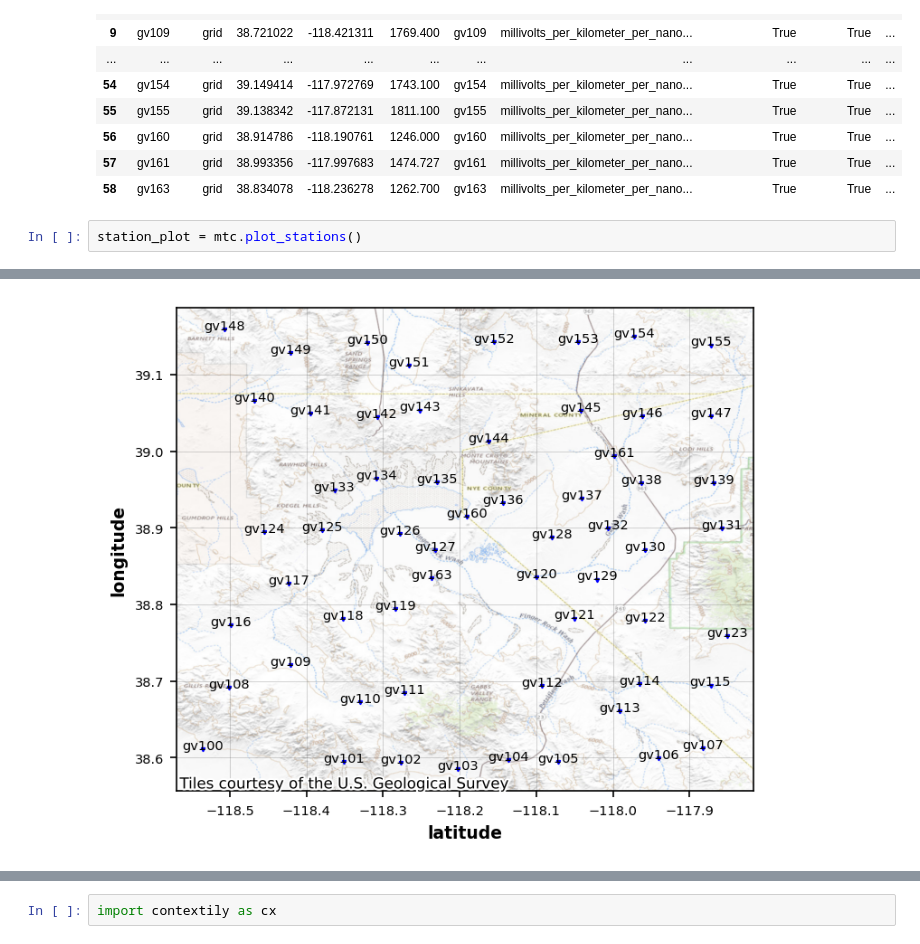
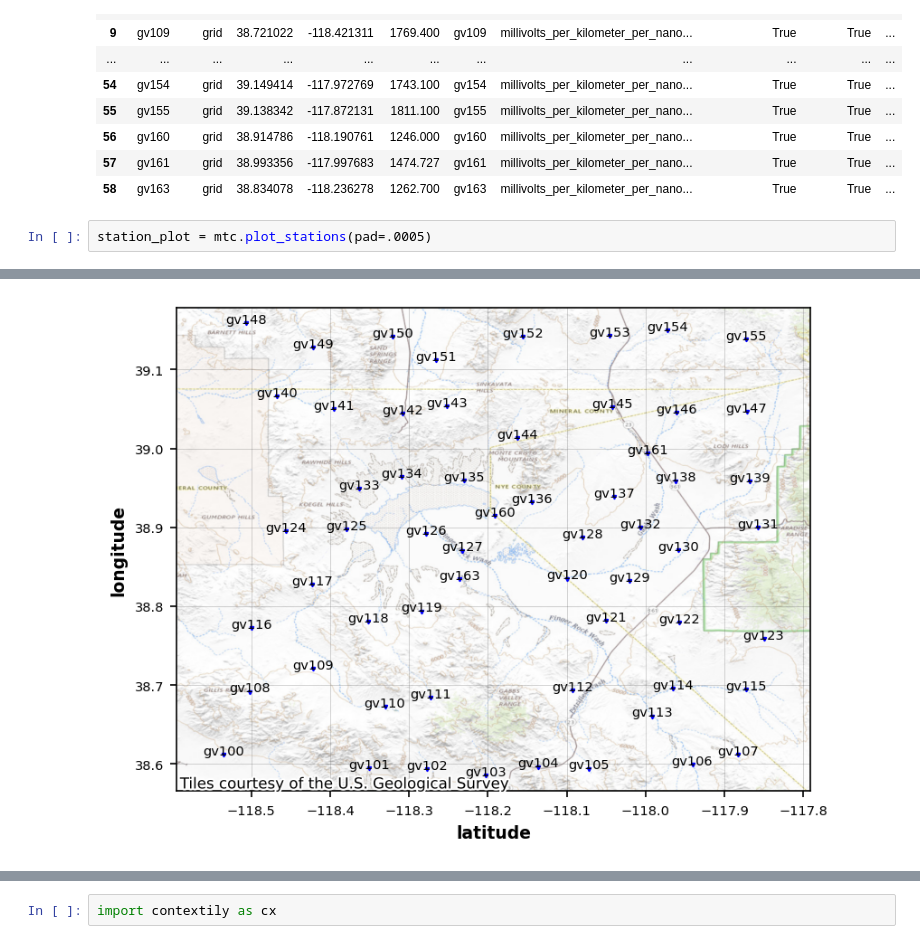
Before and after one commit to MTgeophysics/mtpy-v2, a Jupyter notebook: docs/source/notebooks/1_making_MTCollection.ipynb, the cells around one changed output, grey strips where cells are left out. Drawn from its saved outputs; the diff is of its cells as text.

```diff
--- a/docs/source/notebooks/1_making_MTCollection.ipynb
+++ b/docs/source/notebooks/1_making_MTCollection.ipynb
@@ -166,5 +159,5 @@ mtc.working_dataframe
 | 57 | gv161 | grid | 38.993356 | -117.997683 | 1474.727 | gv161 | millivolts_per_kilometer_per_nano... | True | True | ... |
 | 58 | gv163 | grid | 38.834078 | -118.236278 | 1262.700 | gv163 | millivolts_per_kilometer_per_nano... | True | True | ... |
 # %%
-station_plot = mtc.plot_stations()
+station_plot = mtc.plot_stations(pad=.0005)
 # %% [output]
@@ -172 +164 @@ station_plot = mtc.plot_stations()
-[figure, old version]
+[figure, new version]
```
Also changed, not shown: parts of 8 cells of this notebook, 1 other file.
